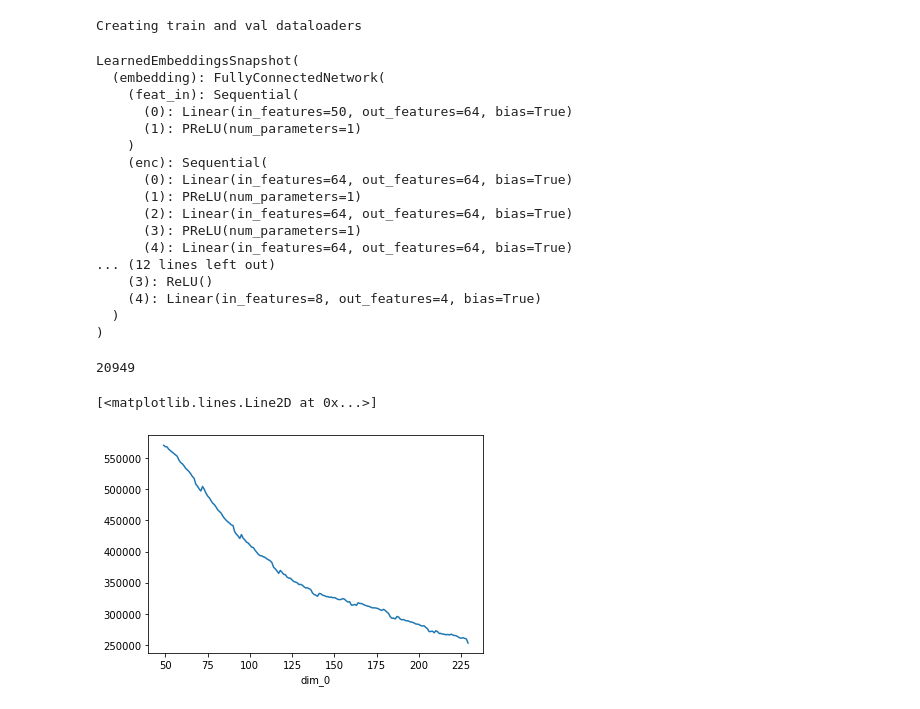
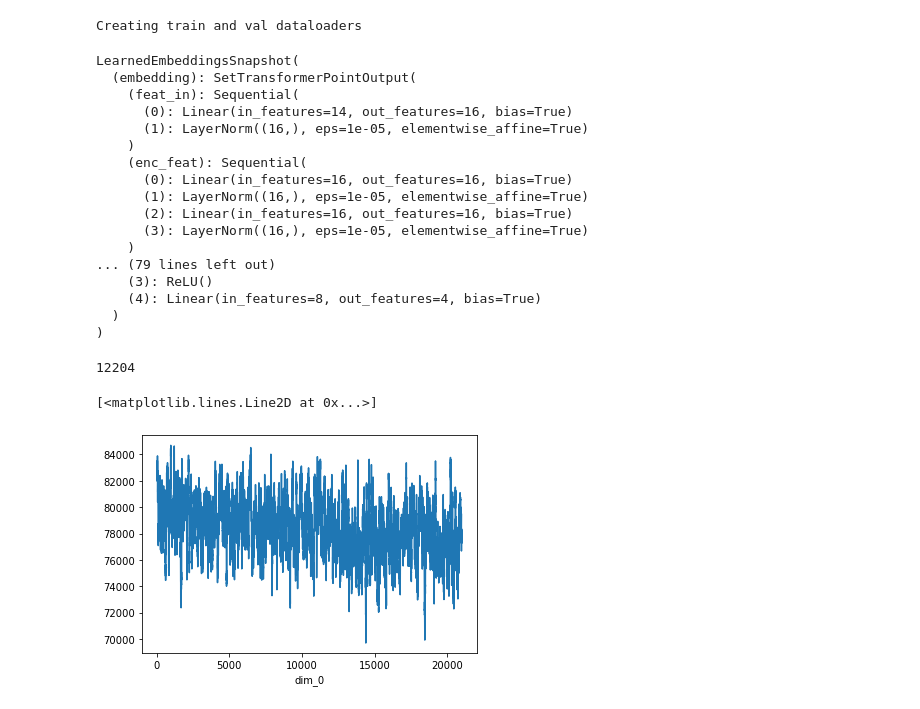
Before and after one commit to Stanford-NavLab/deep_gnss, a Jupyter notebook: notebooks/06_27_22_seq_train.ipynb, the cells around one changed output. Drawn from its saved outputs; the diff is of its cells as text; code cells hidden in the pictures.

Commit message:
shubh/android_tests

```diff
--- a/notebooks/06_27_22_seq_train.ipynb
+++ b/notebooks/06_27_22_seq_train.ipynb
@@ -55,12 +57,20 @@ data_config = {
         #TODO: Add all required parameters to the data_config file. Maybe set up data_config in train_conf.yaml?
     }
 # %%
-dataset = Sim_GNSS_Dataset_Seq(data_config, verbose=True)
+# dataset = Sim_GNSS_Dataset_Seq(data_config, verbose=True)
+dataset = Android_GNSS_Dataset_Seq(data_config, verbose=True)
 # %% [output]
 Creating coordinates...
 Saving filenames and indexing...
 # %%
-train_set, val_set = torch.utils.data.random_split(dataset, [int(0.1*len(dataset)), len(dataset) - int(0.1*len(dataset))])
+train_frac = 0.1
+val_frac = 0.1
+
+train_idx = [i for i in range(int(train_frac*len(dataset)))]
+val_idx = [i + train_idx[-1] + 1 for i in range(int(val_frac*len(dataset)))]
+# train_set, val_set = torch.utils.data.random_split(dataset, [int(train_frac*len(dataset)), len(dataset) - int(train_frac*len(dataset))])
+train_set = torch.utils.data.Subset(dataset, train_idx)
+val_set = torch.utils.data.Subset(dataset, val_idx)
 
 print("Creating train and val dataloaders")
 dataloader = DataLoader(train_set, batch_size=8,
@@ -72,30 +90,29 @@ Creating train and val dataloaders
 # %%
-base_save_path = os.path.join(data_directory, "weights")
-save_path = os.path.join(base_save_path, "9_12_22_1440_fcembed_snap_ctx2")
-# load_path = os.path.join(base_save_path, "8_10_22_1750_hdlsembed_snap")
-
-embedding = FullyConnectedNetwork(dim_input=4, max_sats=10, dim_output=16, batch_first=True)
+# embedding = FullyConnectedNetwork(dim_input=14, max_sats=40, dim_output=16, batch_first=True)
 # embedding = LearnedWLSEmbeddings(output_dim=16, batch_first=True, output_residual=False)
-# embedding = SetTransformerPointOutput(4, 1, 16, batch_first=True)
+embedding = SetTransformerPointOutput(14, 1, 16, batch_first=True)
+# embedding = BasicLS(batch_first=True)
 
 # net = LearnedEmbeddingsRNN(embedding, batch_first=True, time_last=True)
 # net = LearnedEmbeddingsTransformer(embedding, batch_first=True, time_last=True, d_model=6, nhead=1, num_encoder_layers=4, num_decoder_layers=4, dim_feedforward=16)
 net = LearnedEmbeddingsSnapshot(embedding, batch_first=True, time_last=True)
+# net = LearnedEmbeddingsSnapshot(embedding, batch_first=True, time_last=True, apply_fc=False)
+
 net.cuda()
 # %% [output]
 LearnedEmbeddingsSnapshot(
-  (embedding): FullyConnectedNetwork(
+  (embedding): SetTransformerPointOutput(
     (feat_in): Sequential(
-      (0): Linear(in_features=50, out_features=64, bias=True)
-      (1): PReLU(num_parameters=1)
+      (0): Linear(in_features=14, out_features=16, bias=True)
+      (1): LayerNorm((16,), eps=1e-05, elementwise_affine=True)
     )
-    (enc): Sequential(
-      (0): Linear(in_features=64, out_features=64, bias=True)
-      (1): PReLU(num_parameters=1)
-      (2): Linear(in_features=64, out_features=64, bias=True)
-      (3): PReLU(num_parameters=1)
-      (4): Linear(in_features=64, out_features=64, bias=True)
-... (12 lines left out)
+    (enc_feat): Sequential(
+      (0): Linear(in_features=16, out_features=16, bias=True)
+      (1): LayerNorm((16,), eps=1e-05, elementwise_affine=True)
+      (2): Linear(in_features=16, out_features=16, bias=True)
+      (3): LayerNorm((16,), eps=1e-05, elementwise_affine=True)
+    )
+... (79 lines left out)
     (3): ReLU()
     (4): Linear(in_features=8, out_features=4, bias=True)
   )
@@ -104,9 +121,9 @@ LearnedEmbeddingsSnapshot(
 def count_parameters(model):
     return sum(p.numel() for p in model.parameters() if p.requires_grad)
 
-count_parameters(net.embedding)   # FC - 20949, WLS - 2021, SetTF - 11440
+count_parameters(net)   # FC - 20949, WLS - 2021, SetTF - 11440
 # %% [output]
-20949
+12204
 # %%
 optimizer = torch.optim.Adam(net.parameters(), 3e-4)
 loss_func = torch.nn.MSELoss(reduction='none')
@@ -123,7 +140,7 @@ loss_arr = []
 # %%
 # _sample_batched['sv_features'].shape, _sample_batched['true_corrections'].shape, _sample_batched['pose_features'].shape, _sample_batched['mask_times'].shape, pad_mask.shape, pred_correction.shape
 # %%
-for epoch in tqdm(range(10), desc='epoch'):
+for epoch in tqdm(range(100), desc='epoch'):
     # TRAIN Phase
     net.train()
     for i, sample_batched in enumerate(tqdm(dataloader, leave=False)):
@@ -151,11 +168,12 @@ for epoch in tqdm(range(10), desc='epoch'):
     # TEST Phase
     net.eval()
 # %%
-loss_xr = xr.DataArray(loss_arr)
+T_start = 0
+loss_xr = xr.DataArray(loss_arr[T_start:])
 loss_xr.rolling(dim_0=50).mean().plot()
 # %% [output]
 [<matplotlib.lines.Line2D at 0x...>]
-[figure, old version]
+[figure, new version]
 # %%
 net.eval()
 T = data_config["history"]+1
```
Also changed, not shown: parts of 10 cells of this notebook, 6 other files.
